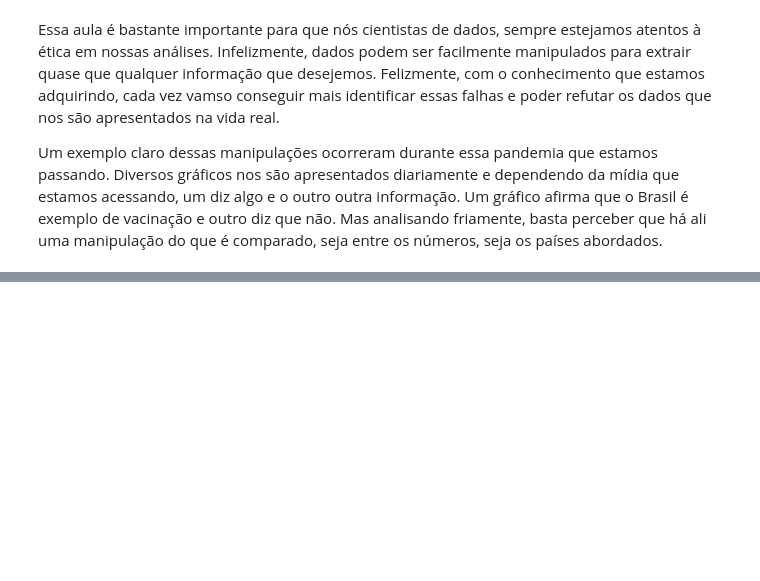
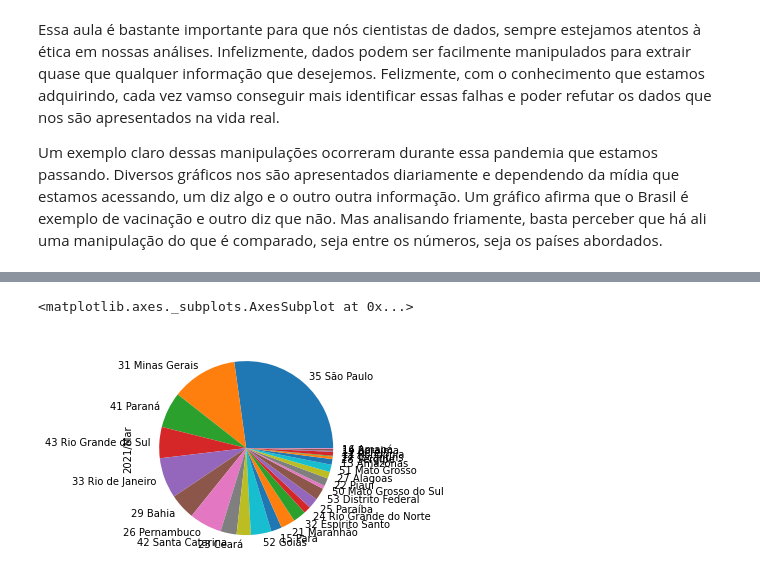
Before and after one commit to fred-carneiro/bootcamp-alura, a Jupyter notebook: Bootcamp_Data_Science_Modulo_1.ipynb, the cells around one changed output, grey strips where cells are left out. Drawn from its saved outputs; the diff is of its cells as text; code cells hidden in the pictures; blank space fills up the shorter version.

```diff
--- a/Bootcamp_Data_Science_Modulo_1.ipynb
+++ b/Bootcamp_Data_Science_Modulo_1.ipynb
@@ -511,0 +514,3 @@ Um exemplo claro dessas manipulações ocorreram durante essa pandemia que estam
+# %%
+mes_mais_recente = ordenados_por_total.columns[-2]
+mes_mais_recente
@@ -511,0 +519,3 @@ Um exemplo claro dessas manipulações ocorreram durante essa pandemia que estam
+# %%
+gastos_do_mes_mais_recente = ordenados_por_total[mes_mais_recente]
+gastos_do_mes_mais_recente
@@ -511,0 +540,5 @@ Um exemplo claro dessas manipulações ocorreram durante essa pandemia que estam
+# %%
+gastos_do_mes_mais_recente.plot(kind="pie")
+# %% [output]
+<matplotlib.axes._subplots.AxesSubplot at 0x...>
+[figure, added]
```
Also changed, not shown: parts of 27 cells of this notebook.
